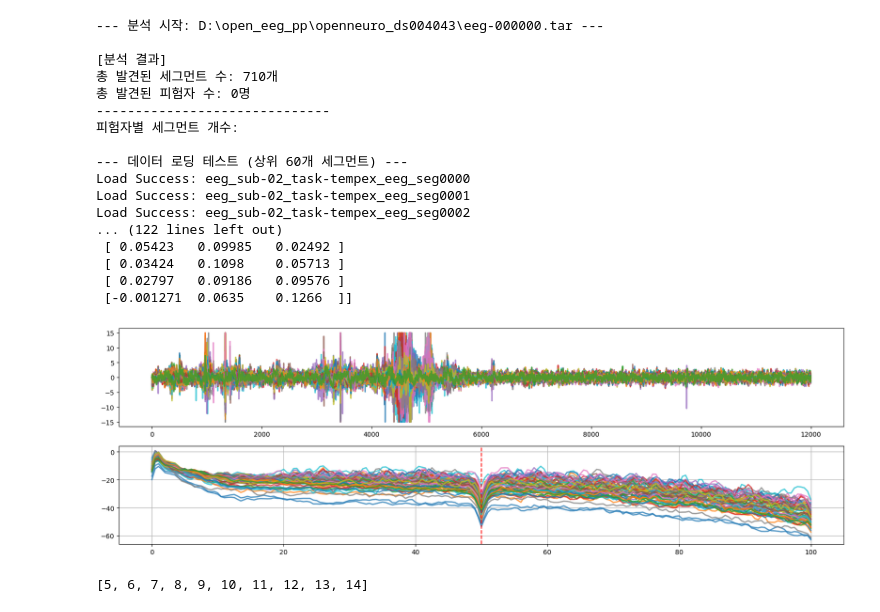
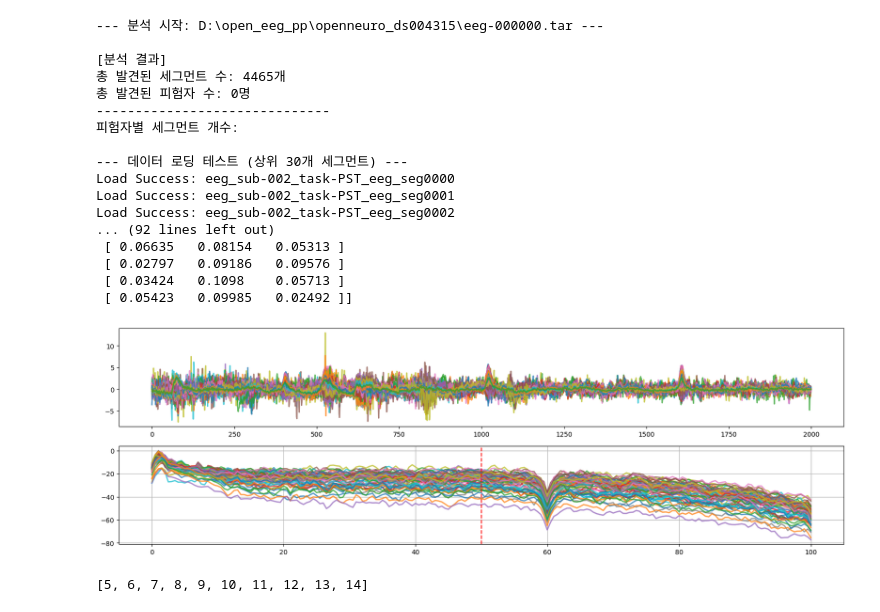
Before and after one commit to sees4321/FM, a Jupyter notebook: eeg_dataset_preprocess/eeg_dataset_preprocess_inspection.ipynb, the cells around one changed output. Cells and saved outputs as stored; diff of their text form; code cells hidden in the pictures.

```diff
--- a/eeg_dataset_preprocess/eeg_dataset_preprocess_inspection.ipynb
+++ b/eeg_dataset_preprocess/eeg_dataset_preprocess_inspection.ipynb
@@ -124,57 +124,57 @@ def load_data_from_tar(path, limit=5):
 # 1. 통계 확인
 
 # tar_path = 'D:\\open_eeg_pp\\physionet_siena\\eeg-000000.tar'  # 여기에 실제 파일명을 넣으세요
-tar_path = 'D:\\open_eeg_pp\\openneuro_ds004043\\eeg-000000.tar'  # 여기에 실제 파일명을 넣으세요
+tar_path = 'D:\\open_eeg_pp\\openneuro_ds004315\\eeg-000000.tar'  # 여기에 실제 파일명을 넣으세요
 # tar_path = 'D:\\open_eeg_pp\\icare\\eeg-000001.tar'  # 여기에 실제 파일명을 넣으세요
 # tar_path = 'D:\\open_eeg_pp\\moabb_bnci2014_009\\eeg-000000.tar'  # 여기에 실제 파일명을 넣으세요
 members = analyze_tar_stats(tar_path)
 
 # 2. 데이터 로드 (샘플 3개만 로드해서 확인)
 if members:
-    loaded_samples = load_data_from_tar(tar_path, limit=60)
+    loaded_samples = load_data_from_tar(tar_path, limit=30)
 
     # 로드된 데이터 구조 확인
     if loaded_samples:
         print("\n[첫 번째 샘플 데이터 확인]")
         print(f"Key: {loaded_samples[0]['key']}")
         print(f"EEG Shape: {loaded_samples[0]['eeg'].shape}")
         print(f"Coords Shape: {loaded_samples[0]['coords'].shape}")
         print(f"Info: {loaded_samples[0]['info']}")
         aa = loaded_samples[0]['coords']
-        bb = loaded_samples[0]['eeg']
+        bb = loaded_samples[1]['eeg']
 print(aa)
 # bb = (bb - bb.mean(axis=-1, keepdims=True)) / (bb.std(axis=-1, keepdims=True) + 1e-8)
 import matplotlib.pyplot as plt
 plt.figure(figsize=(20,6))
 plt.subplot(211)
 plt.plot(bb[:, 200*0:200*60].T, alpha=0.75, lw=2)
 plt.subplot(212)
 freqs, psd = signal.welch(bb, fs=200, nperseg=200*2, axis=-1)
 psd = 10 * np.log10(psd)  # dB 단위로 변환
 # psd = 10*np.log10(np.mean(psd, axis=0))
 plt.plot(freqs, psd.T, alpha=0.75, lw=2)
 plt.axvline(x=50, color='r', linestyle='--')
 plt.grid()
 print()
 # %% [output]
---- 분석 시작: D:\open_eeg_pp\openneuro_ds004043\eeg-000000.tar ---
+--- 분석 시작: D:\open_eeg_pp\openneuro_ds004315\eeg-000000.tar ---
 
 [분석 결과]
-총 발견된 세그먼트 수: 710개
+총 발견된 세그먼트 수: 4465개
 총 발견된 피험자 수: 0명
 ------------------------------
 피험자별 세그먼트 개수:
 
---- 데이터 로딩 테스트 (상위 60개 세그먼트) ---
-Load Success: eeg_sub-02_task-tempex_eeg_seg0000
-Load Success: eeg_sub-02_task-tempex_eeg_seg0001
-Load Success: eeg_sub-02_task-tempex_eeg_seg0002
-... (122 lines left out)
- [ 0.05423   0.09985   0.02492 ]
+--- 데이터 로딩 테스트 (상위 30개 세그먼트) ---
+Load Success: eeg_sub-002_task-PST_eeg_seg0000
+Load Success: eeg_sub-002_task-PST_eeg_seg0001
+Load Success: eeg_sub-002_task-PST_eeg_seg0002
+... (92 lines left out)
+ [ 0.06635   0.08154   0.05313 ]
+ [ 0.02797   0.09186   0.09576 ]
  [ 0.03424   0.1098    0.05713 ]
- [ 0.02797   0.09186   0.09576 ]
- [-0.001271  0.0635    0.1266  ]]
+ [ 0.05423   0.09985   0.02492 ]]
-[figure, old version]
+[figure, new version]
 # %%
 a = [i for i in range(20)]
 a[5:-5]
```
Also changed, not shown: 1 other file.
